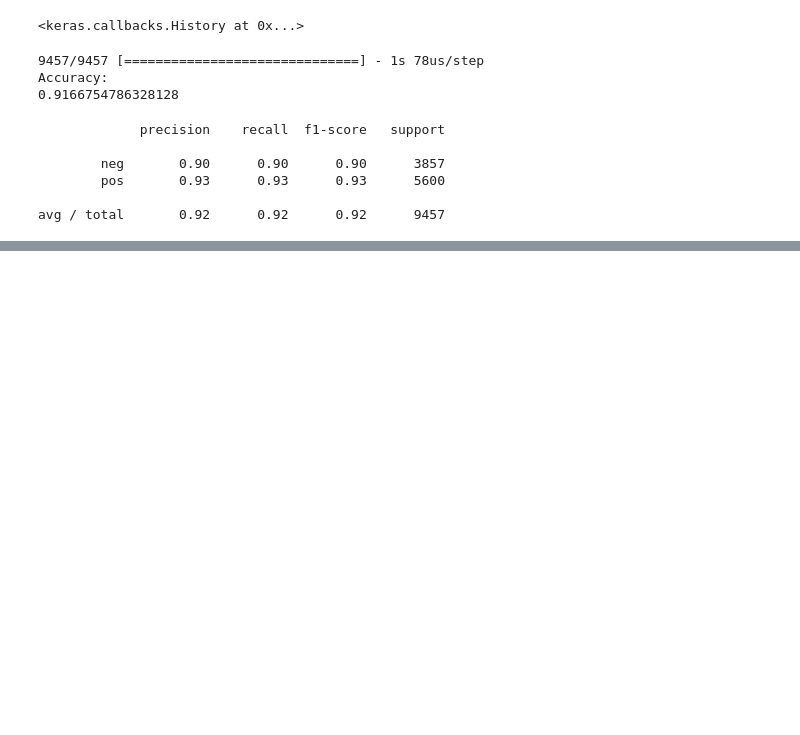
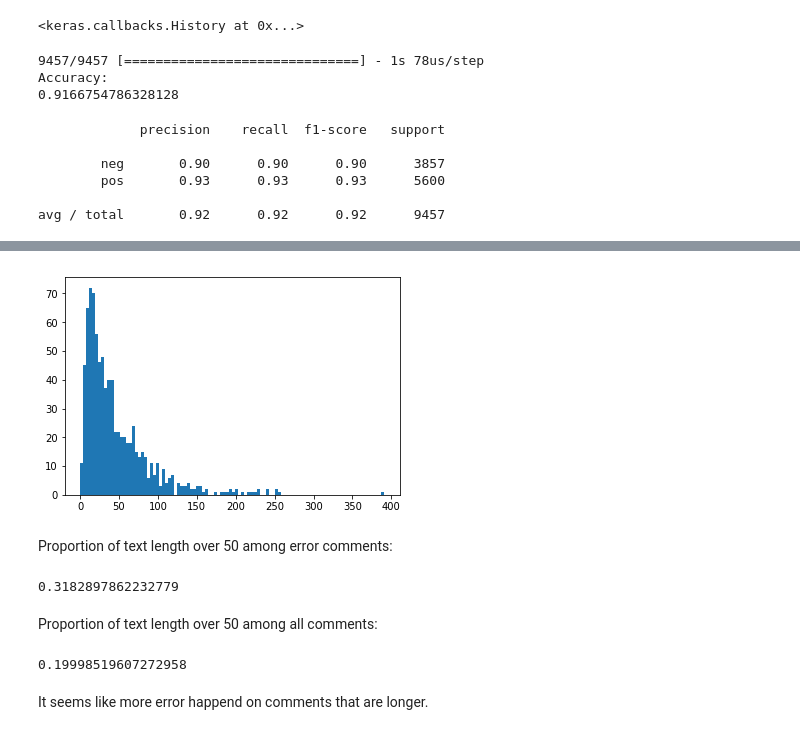
Before and after one commit to risson/sentiment_analysis, a Jupyter notebook: simpleCNN.ipynb, the cells around one changed output, grey strips where cells are left out. Saved outputs shown, nothing was run; the diff lists cells and outputs as text; code cells hidden in the pictures; blank space fills up the shorter version.

```diff
--- a/simpleCNN.ipynb
+++ b/simpleCNN.ipynb
@@ -514,0 +483,14 @@ print(x_val_raw[error_index[4]],y_val[error_index[4]],predlist[error_index[4]])
+# %%
+best_model = model1
+pred = best_model.predict_classes(np.array(x_val))
+predlist = [_[0] for _ in pred]
+df = pd.DataFrame(data={'Predict':predlist,
+                       'Actual': y_val})
+error_index = df[df['Predict']!=df['Actual']].index
+# %%
+text = [x_val_raw[i] for i in error_index]
+actual = ['neg' if y_val[i]==0 else 'pos' for i in error_index]
+predict = ['neg' if predlist[i]==0 else 'pos' for i in error_index]
+
+error_df = pd.DataFrame(data={'comment':text, 'actual':actual, 'predict':predict})
+error_df
@@ -514,0 +516,19 @@ print(x_val_raw[error_index[4]],y_val[error_index[4]],predlist[error_index[4]])
+# %%
+plt.hist(error_df.comment.str.len(), bins=100);
+# %% [output]
+[figure, added]
+# %% [markdown]
+Proportion of text length over 50 among error comments:
+# %%
+sum(error_df.comment.str.len()>50) / len(error_df.comment)
+# %% [output]
+0.3182897862232779
+# %% [markdown]
+Proportion of text length over 50 among all comments:
+# %%
+x_seq_len_50plus = [1 if len(_)>50 else 0 for _ in x_seq]
+sum(x_seq_len_50plus) / len(x_seq)
+# %% [output]
+0.19998519607272958
+# %% [markdown]
+It seems like more error happend on comments that are longer.
```
Also changed, not shown: parts of 47 cells of this notebook.
